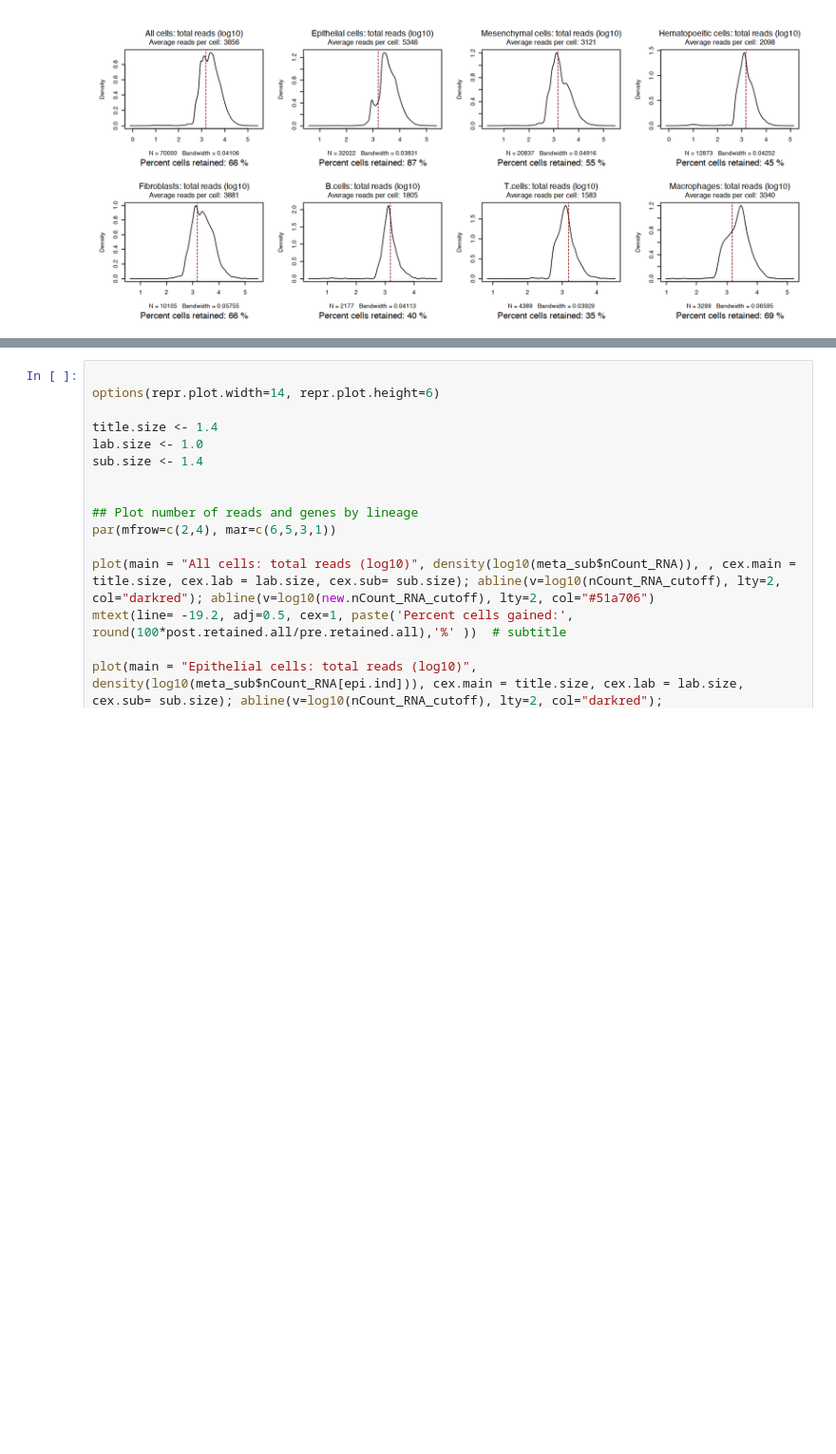
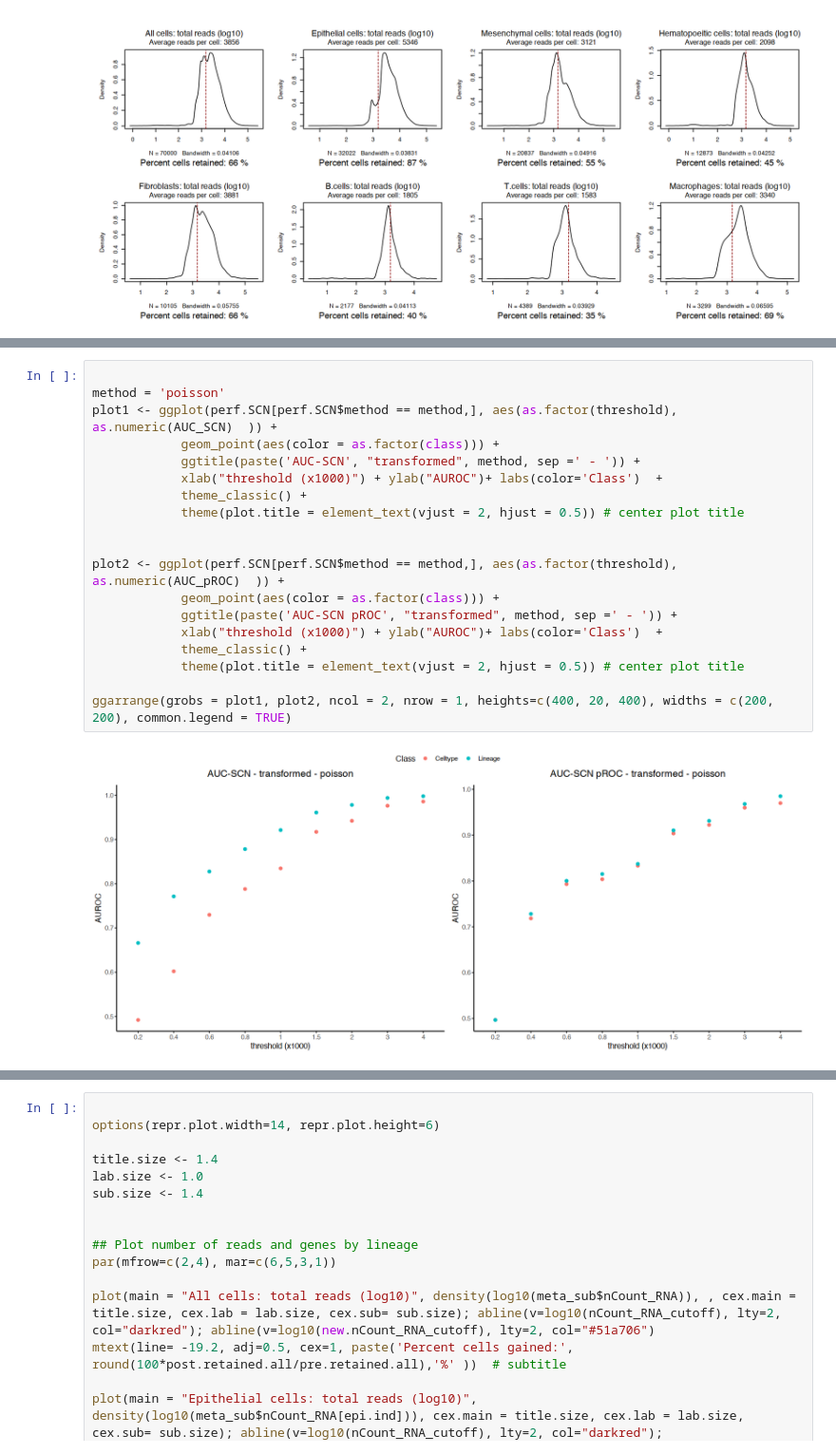
Before and after one commit to ibishara/scRNA-QC, a Jupyter notebook: 006_plots.ipynb, the cells around one changed output, grey strips where cells are left out. Shown at 95% size. Drawn from its saved outputs; the diff is of its cells as text; blank space fills up the shorter version.

```diff
--- a/006_plots.ipynb
+++ b/006_plots.ipynb
@@ -372,3 +318,24 @@ ggarrange(grobs = plot1, plot2, spacer, spacer, plot3, ncol = 2, nrow = 3, heigh
+# %%
+
+method = 'poisson'
+plot1 <- ggplot(perf.SCN[perf.SCN$method == method,], aes(as.factor(threshold), as.numeric(AUC_SCN)  )) +
+            geom_point(aes(color = as.factor(class))) +
+            ggtitle(paste('AUC-SCN', "transformed", method, sep =' - ')) +
+            xlab("threshold (x1000)") + ylab("AUROC")+ labs(color='Class')  +
+            theme_classic() +
+            theme(plot.title = element_text(vjust = 2, hjust = 0.5)) # center plot title
+
+
+plot2 <- ggplot(perf.SCN[perf.SCN$method == method,], aes(as.factor(threshold), as.numeric(AUC_pROC)  )) +
+            geom_point(aes(color = as.factor(class))) +
+            ggtitle(paste('AUC-SCN pROC', "transformed", method, sep =' - ')) +
+            xlab("threshold (x1000)") + ylab("AUROC")+ labs(color='Class')  +
+            theme_classic() +
+            theme(plot.title = element_text(vjust = 2, hjust = 0.5)) # center plot title
+
+ggarrange(grobs = plot1, plot2, ncol = 2, nrow = 1, heights=c(400, 20, 400), widths = c(200,  200), common.legend = TRUE)
+# %% [output]
+[figure, added]
 # %%
 # Figure 3
 
```
Also changed, not shown: parts of 5 cells of this notebook, 1 other file.
